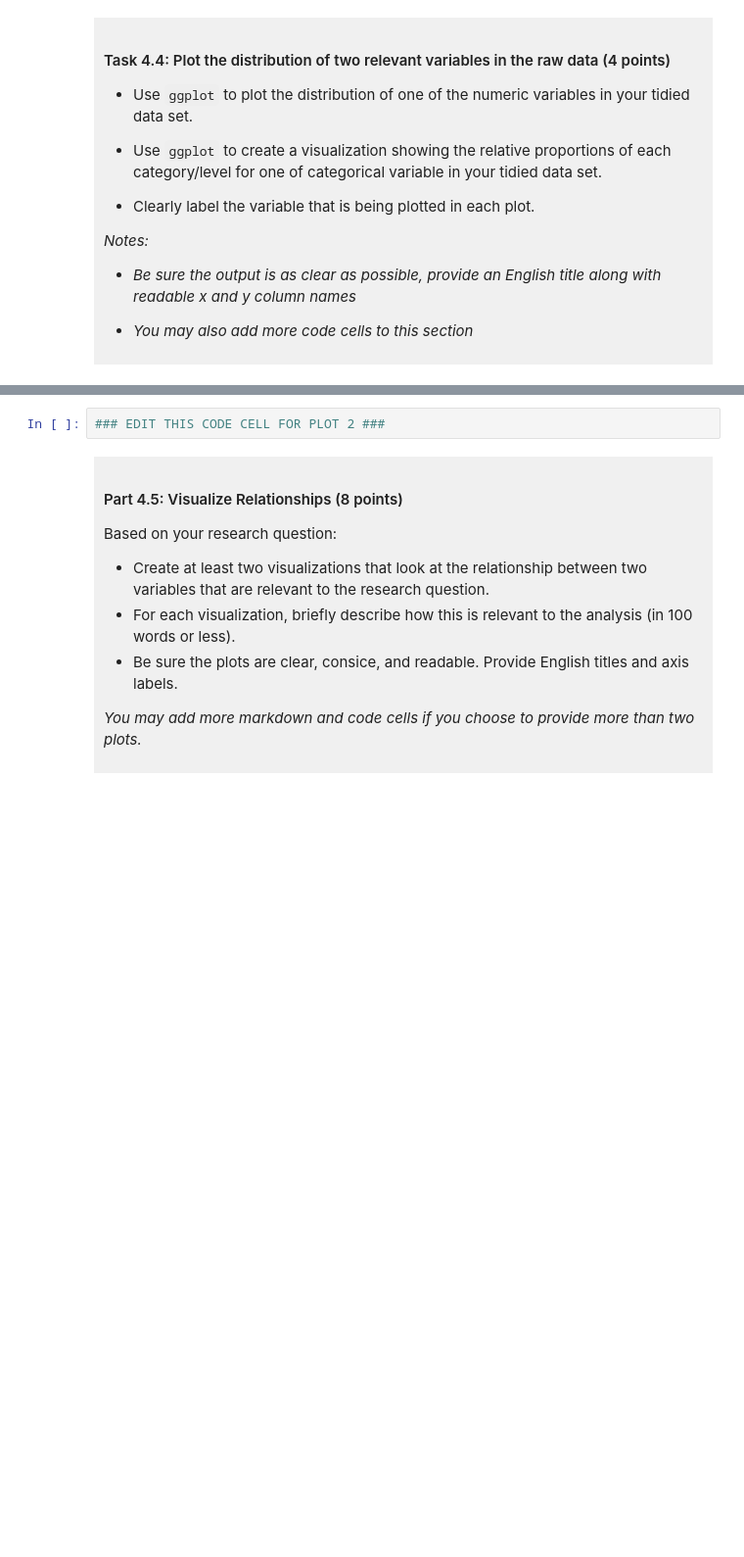
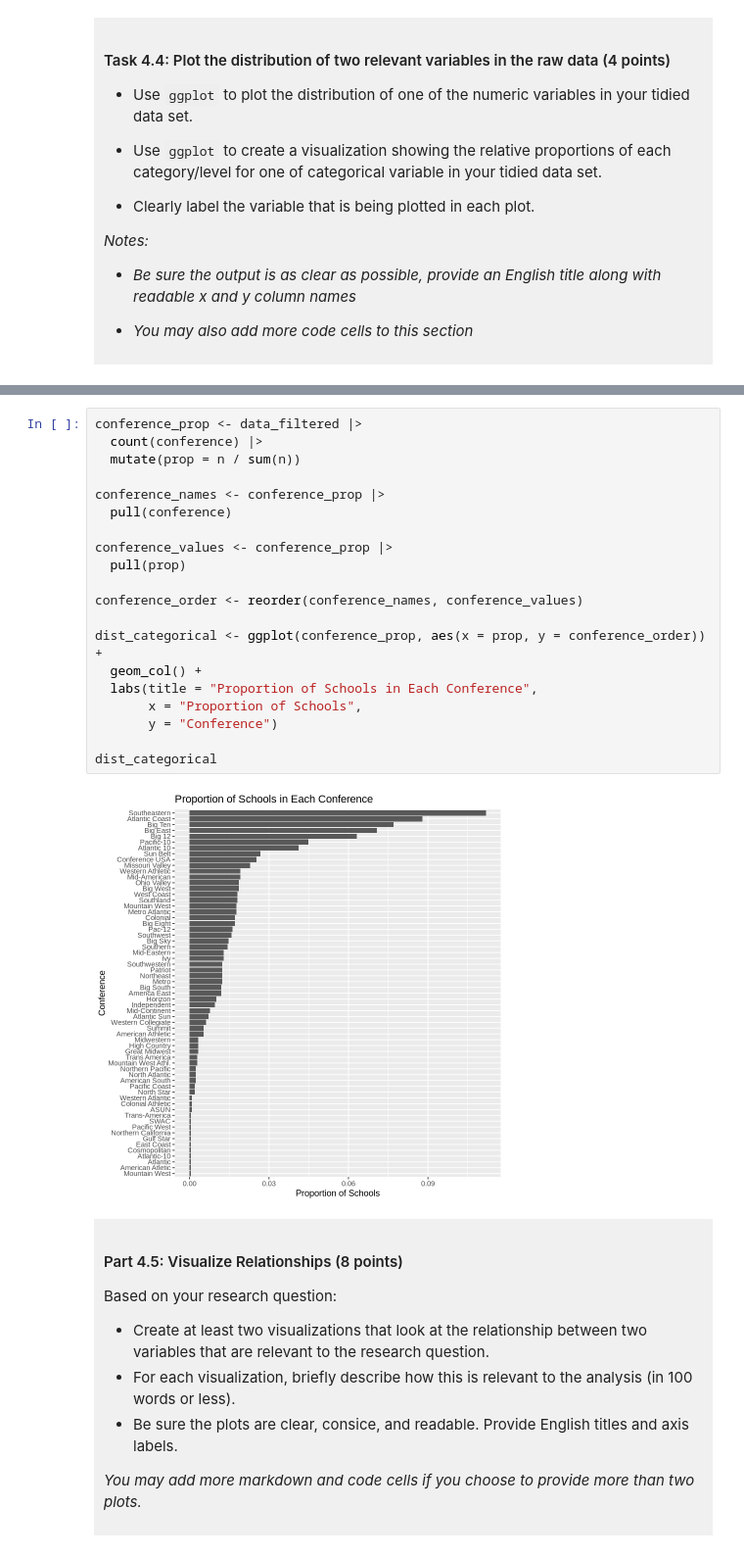
Before and after one commit to delta0312/dsci-100-project-Delta-Huang, a Jupyter notebook: dsci-100-project-notebook.ipynb, the cells around one changed output, grey strips where cells are left out. Shown at 98% size. Drawn from its saved outputs; the diff is of its cells as text; blank space fills up the shorter version.

```diff
--- a/dsci-100-project-notebook.ipynb
+++ b/dsci-100-project-notebook.ipynb
@@ -298,5 +337,25 @@ You will refine your research question (if needed) and produce a tidy data set.
 # %%
-### EDIT THIS CODE CELL FOR PLOT 2 ###
+conference_prop <- data_filtered |>
+  count(conference) |>
+  mutate(prop = n / sum(n))
+
+conference_names <- conference_prop |>
+  pull(conference)
+
+conference_values <- conference_prop |>
+  pull(prop)
+
+conference_order <- reorder(conference_names, conference_values)
+
+dist_categorical <- ggplot(conference_prop, aes(x = prop, y = conference_order)) +
+  geom_col() +
+  labs(title = "Proportion of Schools in Each Conference",
+       x = "Proportion of Schools",
+       y = "Conference")
+
+dist_categorical
+# %% [output]
+[figure, added]
 # %% [markdown]
 <div style="background-color: #f0f0f0; padding: 10px;">
 
```
Also changed, not shown: parts of 14 cells of this notebook.
